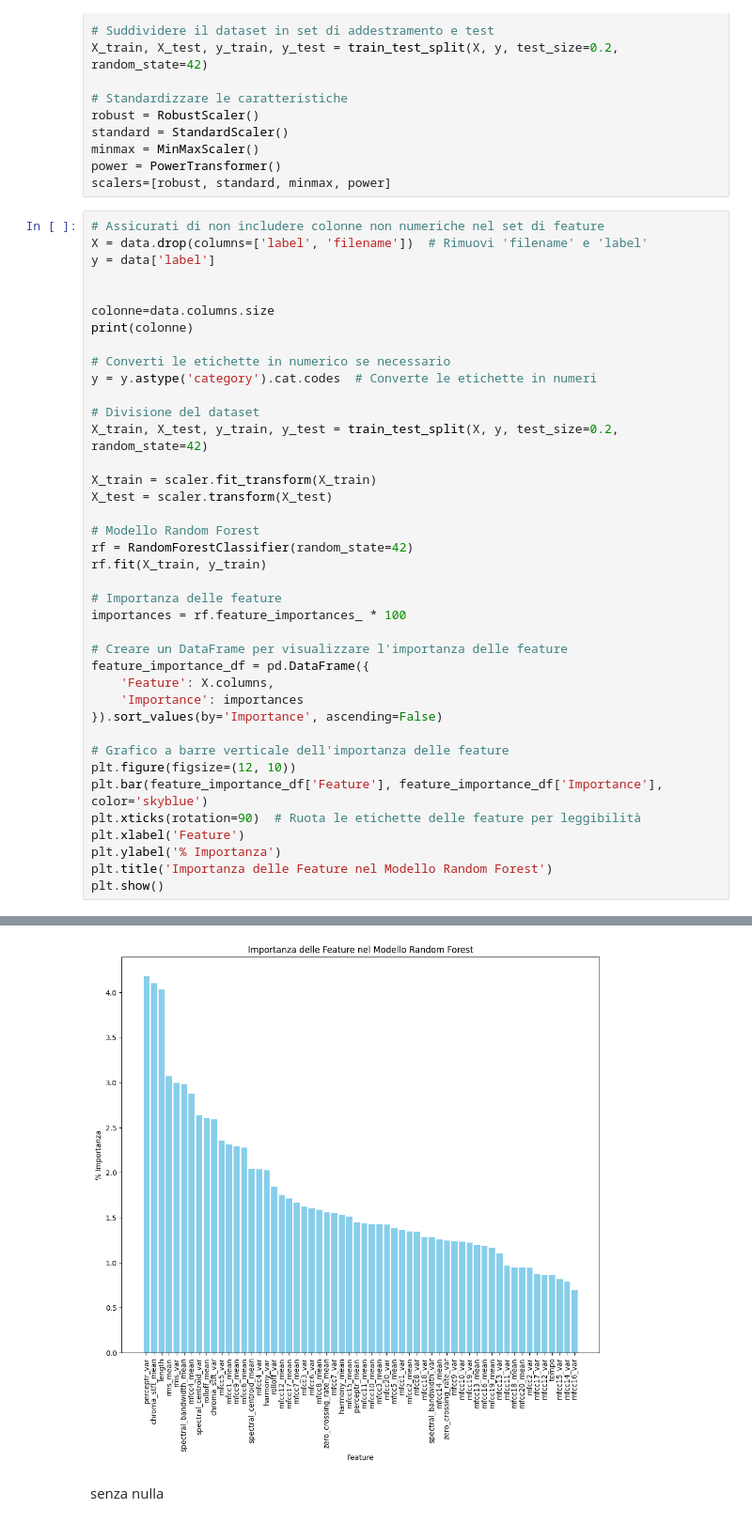
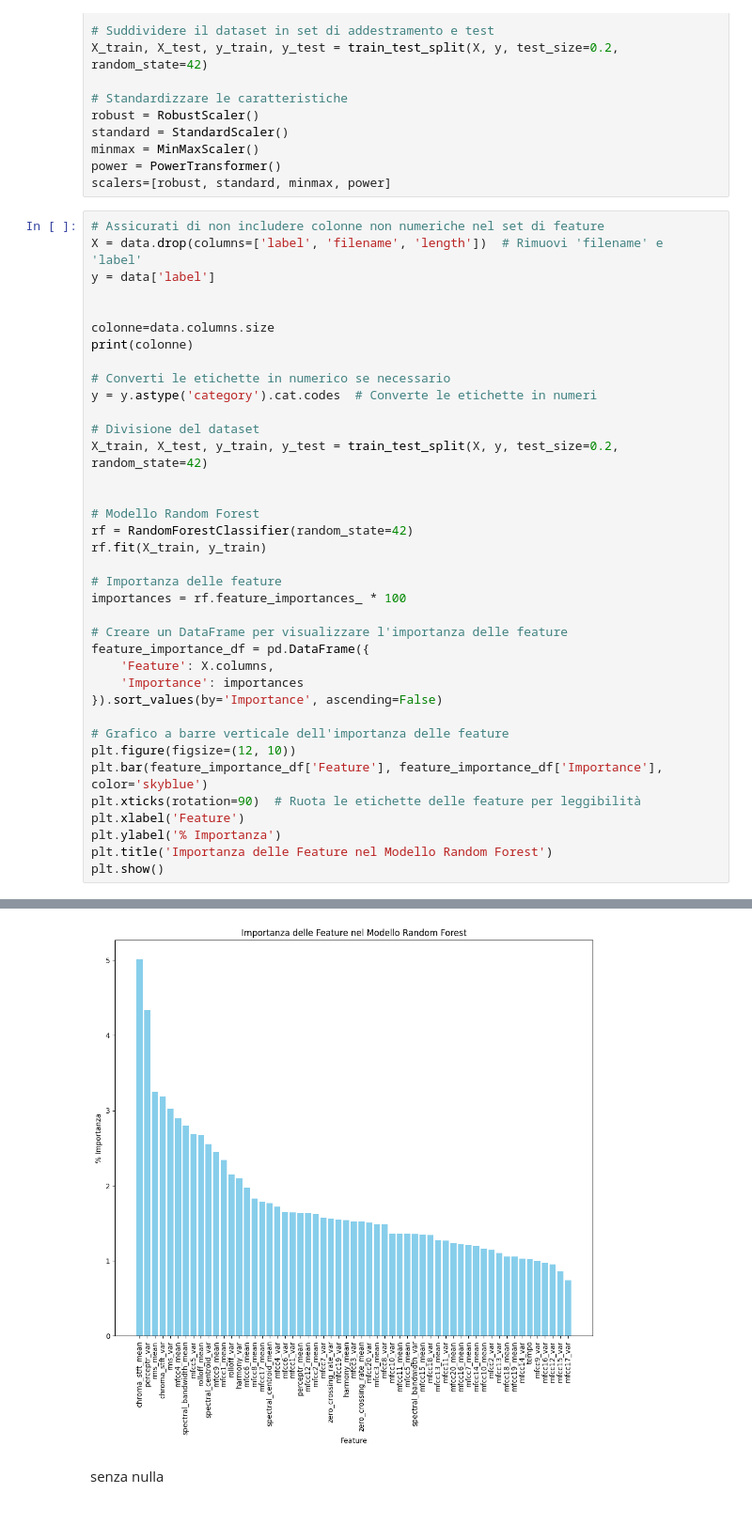
Before and after one commit to DavideOrienti/Progetto-MachineLearning, a Jupyter notebook: RandomForest_30sec.ipynb, the cells around one changed output, grey strips where cells are left out. Shown: that part at 94% size. Saved outputs shown, nothing was run; the diff lists cells and outputs as text.

```diff
--- a/RandomForest_30sec.ipynb
+++ b/RandomForest_30sec.ipynb
@@ -39,7 +39,7 @@ power = PowerTransformer()
 scalers=[robust, standard, minmax, power]
 # %%
 # Assicurati di non includere colonne non numeriche nel set di feature
-X = data.drop(columns=['label', 'filename'])  # Rimuovi 'filename' e 'label'
+X = data.drop(columns=['label', 'filename', 'length'])  # Rimuovi 'filename' e 'label'
 y = data['label']
 
 
@@ -52,8 +52,6 @@ y = y.astype('category').cat.codes  # Converte le etichette in numeri
 # Divisione del dataset
 X_train, X_test, y_train, y_test = train_test_split(X, y, test_size=0.2, random_state=42)
 
-X_train = scaler.fit_transform(X_train)
-X_test = scaler.transform(X_test)
 
 # Modello Random Forest
 rf = RandomForestClassifier(random_state=42)
@@ -82,4 +79,4 @@ plt.show()
-[figure, old version]
+[figure, new version]
 # %% [markdown]
 senza nulla
 # %%
```
Also changed, not shown: parts of 4 cells of this notebook, 1 other file.
